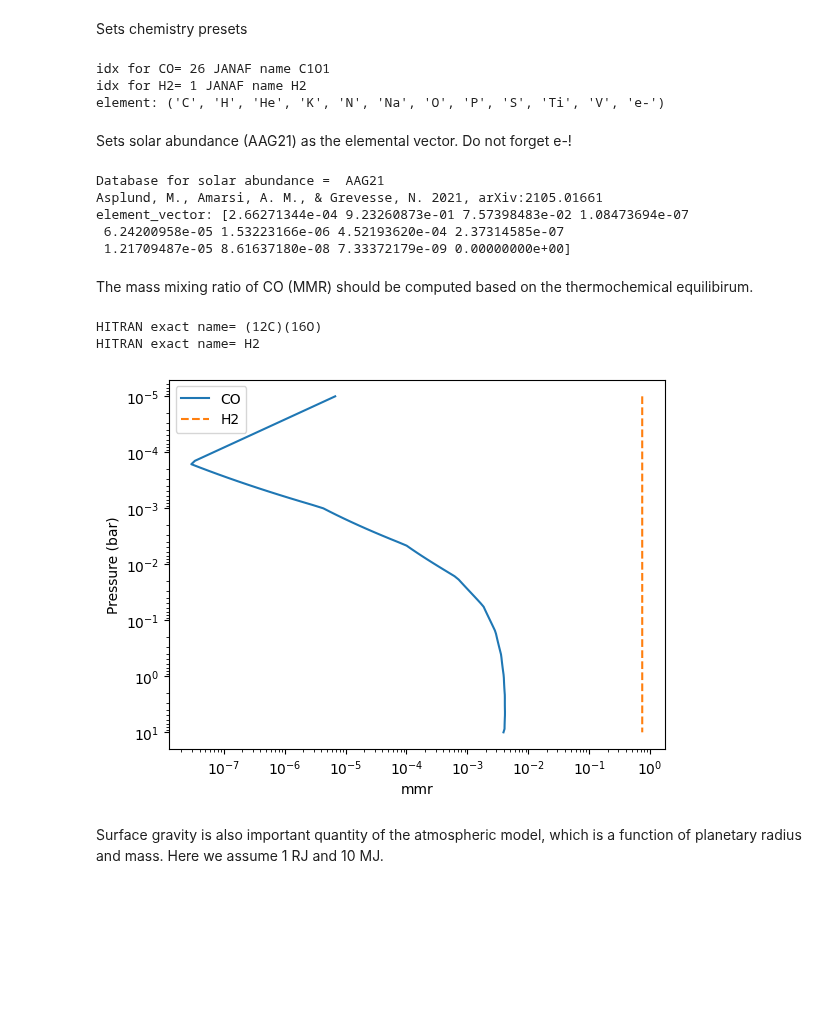
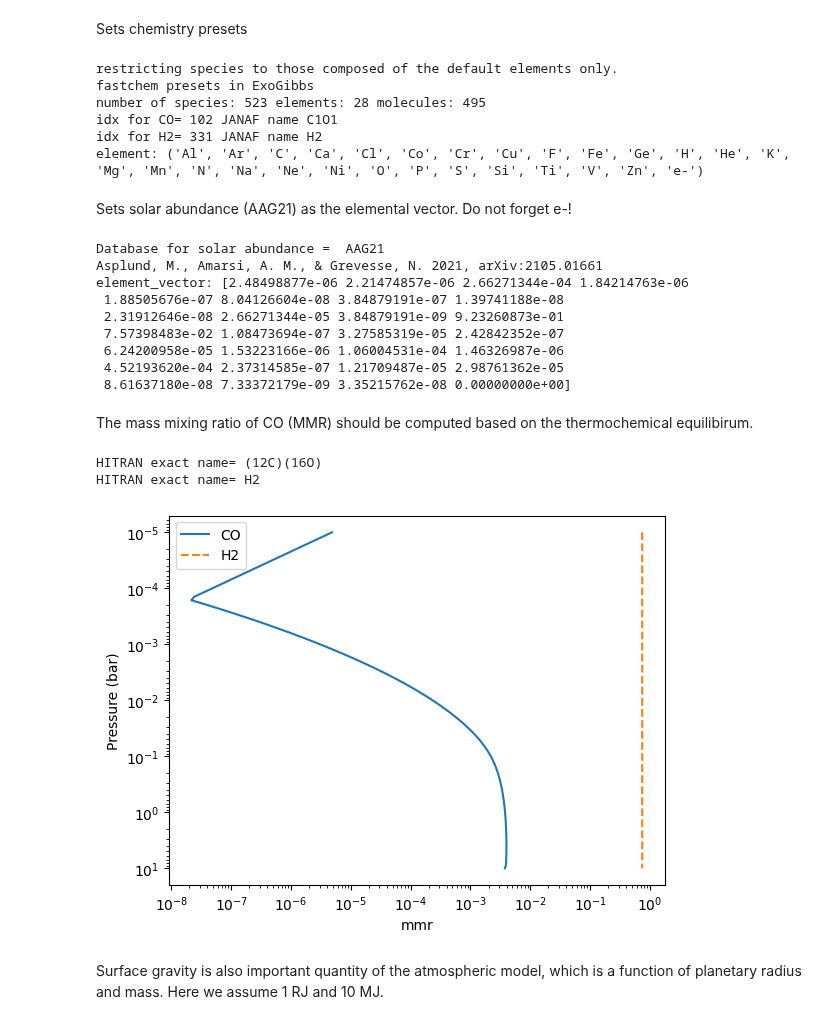
Before and after one commit to HajimeKawahara/exojax, a Jupyter notebook: documents/tutorials/equilibrium_chemistry.ipynb, the cells around one changed output. Saved outputs shown, nothing was run; the diff lists cells and outputs as text; code cells hidden in the pictures; blank space fills up the shorter version.

Commit message:
edited chemical_equilibrium

```diff
--- a/documents/tutorials/equilibrium_chemistry.ipynb
+++ b/documents/tutorials/equilibrium_chemistry.ipynb
@@ -121,18 +119,21 @@ Tarr = art.powerlaw_temperature(1200.0, 0.1)
 # %% [markdown]
 Sets chemistry presets
 # %%
-from exogibbs.presets.ykb4 import prepare_ykb4_setup
+from exogibbs.presets.fastchem import chemsetup
 # chemical setup
-chem = prepare_ykb4_setup()
+chem = chemsetup()
 idx_co = chem.species.index("C1O1")
 print("idx for CO=",idx_co, "JANAF name", chem.species[idx_co])  # check index of CO
 idx_h2 = chem.species.index("H2")
 print("idx for H2=",idx_h2, "JANAF name", chem.species[idx_h2])  # check index of H2
 print("element:", chem.elements)
 # %% [output]
-idx for CO= 26 JANAF name C1O1
-idx for H2= 1 JANAF name H2
-element: ('C', 'H', 'He', 'K', 'N', 'Na', 'O', 'P', 'S', 'Ti', 'V', 'e-')
+restricting species to those composed of the default elements only.
+fastchem presets in ExoGibbs
+number of species: 523 elements: 28 molecules: 495
+idx for CO= 102 JANAF name C1O1
+idx for H2= 331 JANAF name H2
+element: ('Al', 'Ar', 'C', 'Ca', 'Cl', 'Co', 'Cr', 'Cu', 'F', 'Fe', 'Ge', 'H', 'He', 'K', 'Mg', 'Mn', 'N', 'Na', 'Ne', 'Ni', 'O', 'P', 'S', 'Si', 'Ti', 'V', 'Zn', 'e-')
 # %% [markdown]
 Sets solar abundance (AAG21) as the elemental vector. Do not forget e-!
 # %%
@@ -141,23 +142,40 @@ import jax.numpy as jnp
 solar_abundance = nsol()
 nsol_vector = jnp.array([solar_abundance[el] for el in chem.elements[:-1]]) # no solar abundance for e-
 element_vector = jnp.append(nsol_vector, 0)
+
 print("element_vector:", element_vector)
 # %% [output]
 Database for solar abundance =  AAG21
 Asplund, M., Amarsi, A. M., & Grevesse, N. 2021, arXiv:2105.01661
-element_vector: [2.66271344e-04 9.23260873e-01 7.57398483e-02 1.08473694e-07
- 6.24200958e-05 1.53223166e-06 4.52193620e-04 2.37314585e-07
- 1.21709487e-05 8.61637180e-08 7.33372179e-09 0.00000000e+00]
+element_vector: [2.48498877e-06 2.21474857e-06 2.66271344e-04 1.84214763e-06
+ 1.88505676e-07 8.04126604e-08 3.84879191e-07 1.39741188e-08
+ 2.31912646e-08 2.66271344e-05 3.84879191e-09 9.23260873e-01
+ 7.57398483e-02 1.08473694e-07 3.27585319e-05 2.42842352e-07
+ 6.24200958e-05 1.53223166e-06 1.06004531e-04 1.46326987e-06
+ 4.52193620e-04 2.37314585e-07 1.21709487e-05 2.98761362e-05
+ 8.61637180e-08 7.33372179e-09 3.35215762e-08 0.00000000e+00]
 # %% [markdown]
 The mass mixing ratio of CO (MMR) should be computed based on the thermochemical equilibirum.
 # %%
-from exogibbs.api.equilibrium import equilibrium_profile, EquilibriumOptions
+from exogibbs.api import get_default_equilibrium_grid_path
+from exogibbs.api import load_equilibrium_grid_netcdf
+from exogibbs.api.equilibrium import (
+    EquilibriumOptions,
+    GridEquilibriumInitializer,
+    equilibrium_profile,
+)
+
 from exojax.atm.atmconvert import vmr_to_mmr
 from exojax.database.molinfo.mass import isotope_molmass
 
 # Thermodynamic conditions
 Pref = 1.0  # bar, reference pressure
-opts = EquilibriumOptions(epsilon_crit=1e-11, max_iter=1000)
+
+grid_path = get_default_equilibrium_grid_path("fastchem")
+grid = load_equilibrium_grid_netcdf(str(grid_path))
+initializer = GridEquilibriumInitializer(grid=grid, preset_name="fastchem")
+method = "vmap_cold"
+opts = EquilibriumOptions(epsilon_crit=1e-11, max_iter=1000, method=method)
 
 res = equilibrium_profile(
     chem,
@@ -165,35 +183,36 @@ res = equilibrium_profile(
     art.pressure,
     element_vector,
     Pref=Pref,
+    initializer=initializer,
     options=opts,
 )
 nk_result = res.x
 vmr_co = nk_result[:, idx_co]
 vmr_h2 = nk_result[:, idx_h2]
 
 mean_molecular_weight = 2.33  ## assume constant (not accurate)
 molmass = isotope_molmass("12C-16O")
 mmr_profile = vmr_to_mmr(vmr_co, molmass, mean_molecular_weight)
 mmr_profile_h2 = vmr_to_mmr(vmr_h2, isotope_molmass("1H2"), mean_molecular_weight)
 
 import matplotlib.pyplot as plt
 
 fig = plt.figure()
 ax = fig.add_subplot(111)
 ax.plot(mmr_profile, art.pressure, label="CO")
 ax.plot(mmr_profile_h2, art.pressure, ls="--", label="H2")
 
 ax.invert_yaxis()
 ax.legend()
 ax.set_xscale("log")
 ax.set_yscale("log")
 ax.set_xlabel("mmr")
 ax.set_ylabel("Pressure (bar)")
 plt.show()
 # %% [output]
 HITRAN exact name= (12C)(16O)
 HITRAN exact name= H2
-[figure, old version]
+[figure, new version]
 # %% [markdown]
 Surface gravity is also important quantity of the atmospheric model, which is a function of planetary radius and mass. Here we assume 1 RJ and 10 MJ.
 # %%
```
Also changed, not shown: parts of 7 cells of this notebook.
